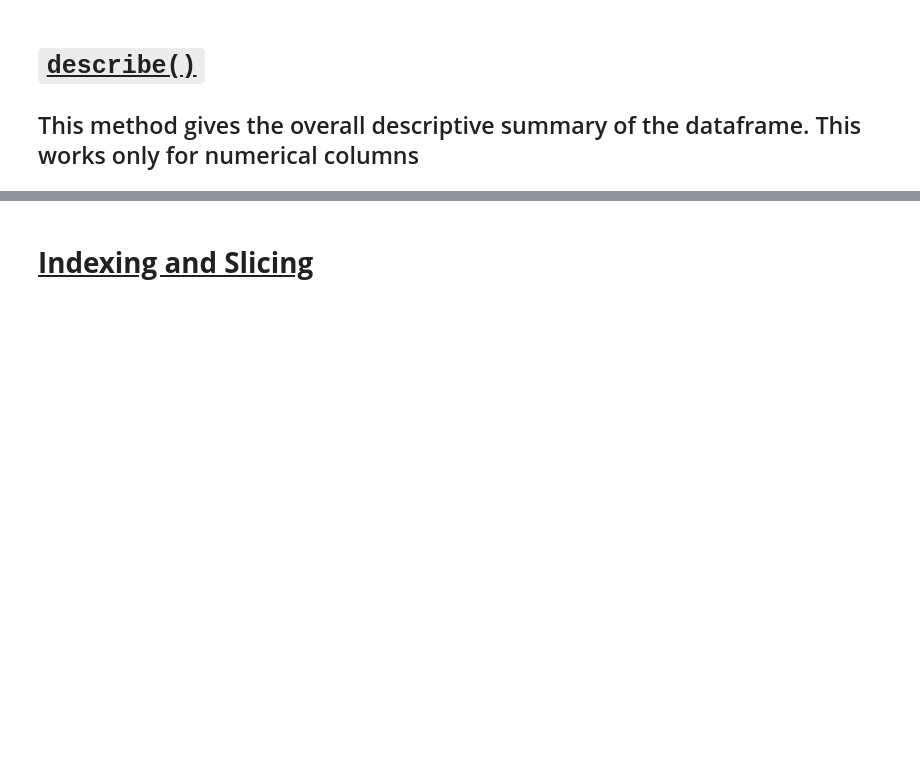
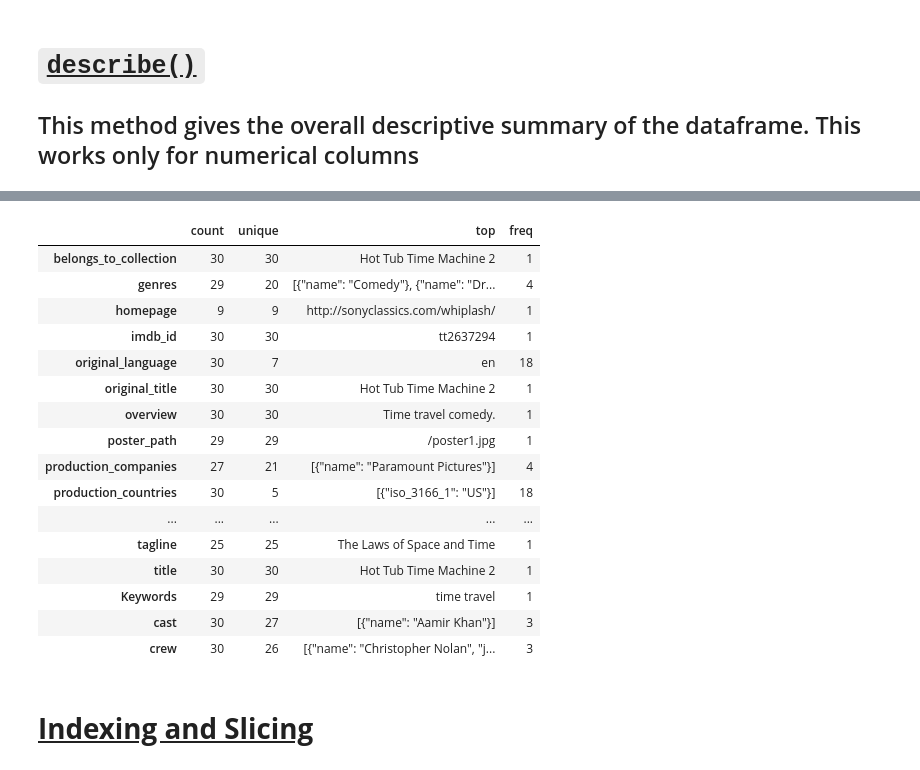
Before and after one commit to laxmanclinilaunch-hub/Python-7-8-, a Jupyter notebook: 2.EDA/Pandas_Operations.ipynb, the cells around one changed output, grey strips where cells are left out. Saved outputs shown, nothing was run; the diff lists cells and outputs as text; code cells hidden in the pictures; blank space fills up the shorter version.

```diff
--- a/2.EDA/Pandas_Operations.ipynb
+++ b/2.EDA/Pandas_Operations.ipynb
@@ -94,3 +113,23 @@ df.describe()
+# %%
+df.describe(include="object").T
+# %% [output]
+|  | count | unique | top | freq |
+| belongs_to_collection | 30 | 30 | Hot Tub Time Machine 2 | 1 |
+| genres | 29 | 20 | [{"name": "Comedy"}, {"name": "Dr... | 4 |
+| homepage | 9 | 9 | http://sonyclassics.com/whiplash/ | 1 |
+| imdb_id | 30 | 30 | tt2637294 | 1 |
+| original_language | 30 | 7 | en | 18 |
+| original_title | 30 | 30 | Hot Tub Time Machine 2 | 1 |
+| overview | 30 | 30 | Time travel comedy. | 1 |
+| poster_path | 29 | 29 | /poster1.jpg | 1 |
+| production_companies | 27 | 21 | [{"name": "Paramount Pictures"}] | 4 |
+| production_countries | 30 | 5 | [{"iso_3166_1": "US"}] | 18 |
+| ... | ... | ... | ... | ... |
+| tagline | 25 | 25 | The Laws of Space and Time | 1 |
+| title | 30 | 30 | Hot Tub Time Machine 2 | 1 |
+| Keywords | 29 | 29 | time travel | 1 |
+| cast | 30 | 27 | [{"name": "Aamir Khan"}] | 3 |
+| crew | 30 | 26 | [{"name": "Christopher Nolan", "j... | 3 |
 # %% [markdown]
 # <u>**Indexing and Slicing**</u>
 # %%
```
Also changed, not shown: parts of 7 cells of this notebook.
